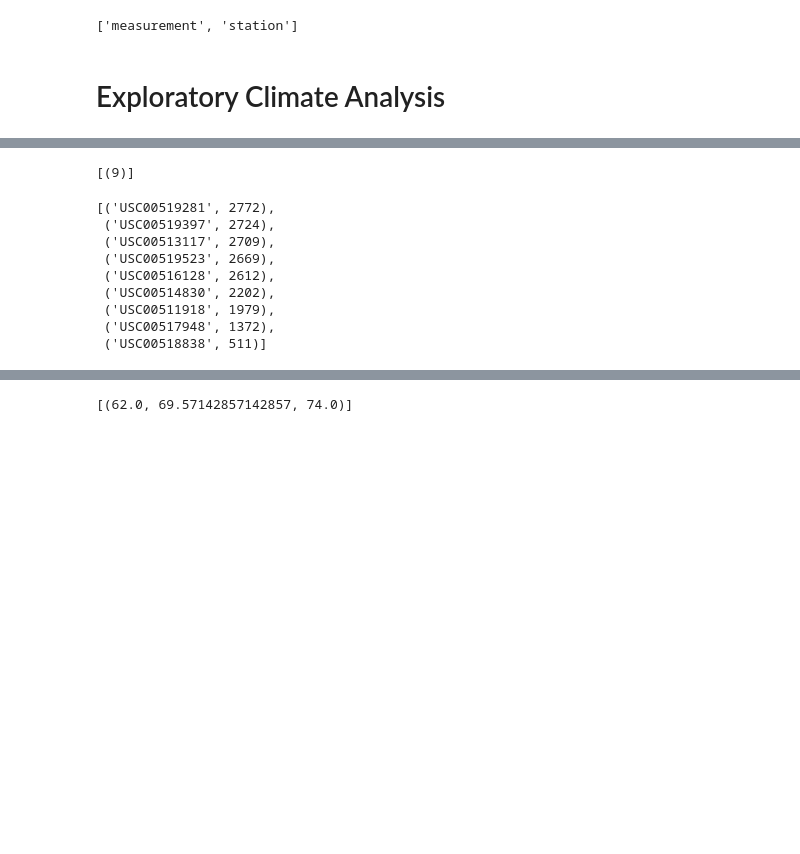
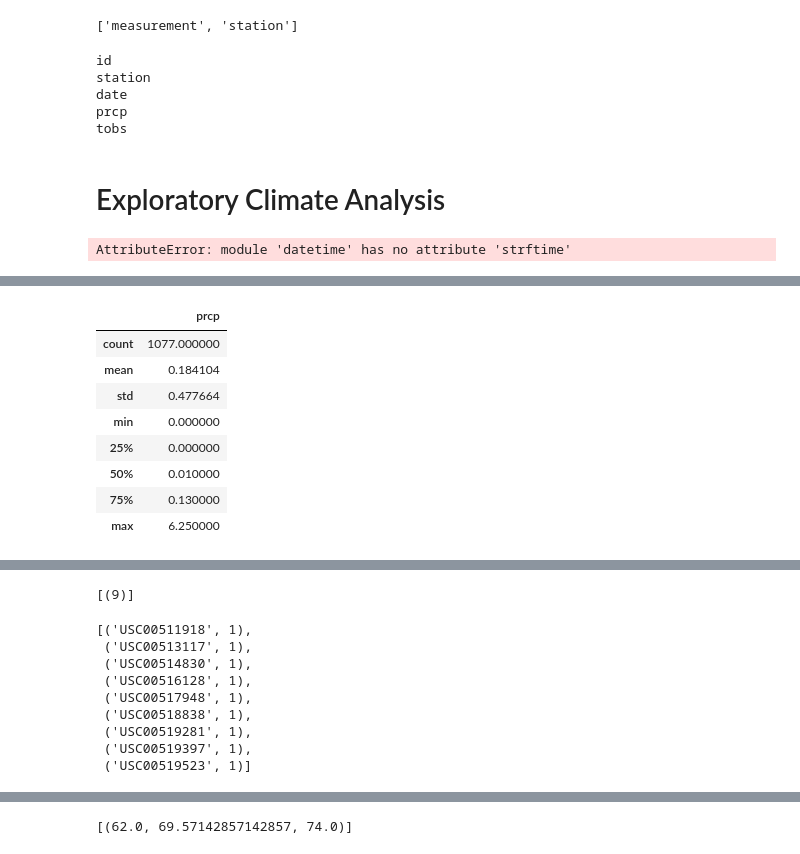
Before and after one commit to emilyrush/HawaiiClimate, a Jupyter notebook: erush_climate_starter.ipynb, the cells around one changed output, grey strips where cells are left out. Saved outputs shown, nothing was run; the diff lists cells and outputs as text; code cells hidden in the pictures; blank space fills up the shorter version.

```diff
--- a/climate_starter.ipynb
+++ b/erush_climate_starter.ipynb
@@ -32,27 +32,66 @@ Base.classes.keys()
 # Save references to each table
 Measurement = Base.classes.measurement
 Station = Base.classes.station
+
+#Inspect tables for information
+inspector = inspect(engine)
+inspector.get_table_names()
+columns = inspector.get_columns("Measurement")
+for column in columns:
+    print(column["name"])
+# %% [output]
+id
+station
+date
+prcp
+tobs
 # %%
 # Create our session (link) from Python to the DB
 session = Session(engine)
 # %% [markdown]
 # Exploratory Climate Analysis
 # %%
-# Design a query to retrieve the last 12 months of precipitation data and plot the results
+# Calculate the date 1 year ago from the last data point in the database
+# last_year = dt.date(2017, 2, 4)
+date = session.query(Measurement.date).order_by(Measurement.date.desc()).first()
+last_year = dt.strftime(date)
 
-# Calculate the date 1 year ago from the last data point in the database
+last_year
+# # Design a query to retrieve the last 12 months of precipitation data and plot the results
+# # Perform a query to retrieve the data and precipitation scores
+# data = session.query(Measurement.date, Measurement.prcp).filter(Measurement.date >= last_year).all()
+# data
 
-# Perform a query to retrieve the data and precipitation scores
+# # Save the query results as a Pandas DataFrame and set the index to the date column
+# data_df = pd.DataFrame(data)
+# data_df.set_index("date", inplace=False)
+# data_df.rename(index=str, columns={"prcp":"Precipitation"})
+# data_df.dropna()
 
-# Save the query results as a Pandas DataFrame and set the index to the date column
+# data_df.head()
 
-# Sort the dataframe by date
+# # Sort the dataframe by date
+# data_df.sort_values("date")
 
-# Use Pandas Plotting with Matplotlib to plot the data
+# # Use Pandas Plotting with Matplotlib to plot the data
+# data_df.plot(x="date", y="prcp")
+# %% [output]
+AttributeError: module 'datetime' has no attribute 'strftime'
 # %% [markdown]
 ![precipitation](Images/precipitation.png)
 # %%
 # Use Pandas to calcualte the summary statistics for the precipitation data
+data_df.describe()
+# %% [output]
+|  | prcp |
+| count | 1077.000000 |
+| mean | 0.184104 |
+| std | 0.477664 |
+| min | 0.000000 |
+| 25% | 0.000000 |
+| 50% | 0.010000 |
+| 75% | 0.130000 |
+| max | 6.250000 |
 # %% [markdown]
 ![describe](Images/describe.png)
 # %%
@@ -62,13 +103,19 @@ session = Session(engine)
 # %%
 # What are the most active stations? (i.e. what stations have the most rows)?
 # List the stations and the counts in descending order.
+stations = session.query(Station.station, func.count(Station.station)).group_by(Station.station).order_by(func.count(Station.station).desc()).all()
+stations
+
+
+# Using the station id from the previous query, calculate the lowest temperature recorded,
+# highest temperature recorded, and average temperature most active station?
 # %% [output]
-[('USC00519281', 2772),
- ('USC00519397', 2724),
- ('USC00513117', 2709),
- ('USC00519523', 2669),
- ('USC00516128', 2612),
- ('USC00514830', 2202),
- ('USC00511918', 1979),
- ('USC00517948', 1372),
- ('USC00518838', 511)]
+[('USC00511918', 1),
+ ('USC00513117', 1),
+ ('USC00514830', 1),
+ ('USC00516128', 1),
+ ('USC00517948', 1),
+ ('USC00518838', 1),
+ ('USC00519281', 1),
+ ('USC00519397', 1),
+ ('USC00519523', 1)]
```
Also changed, not shown: parts of 3 cells of this notebook.
